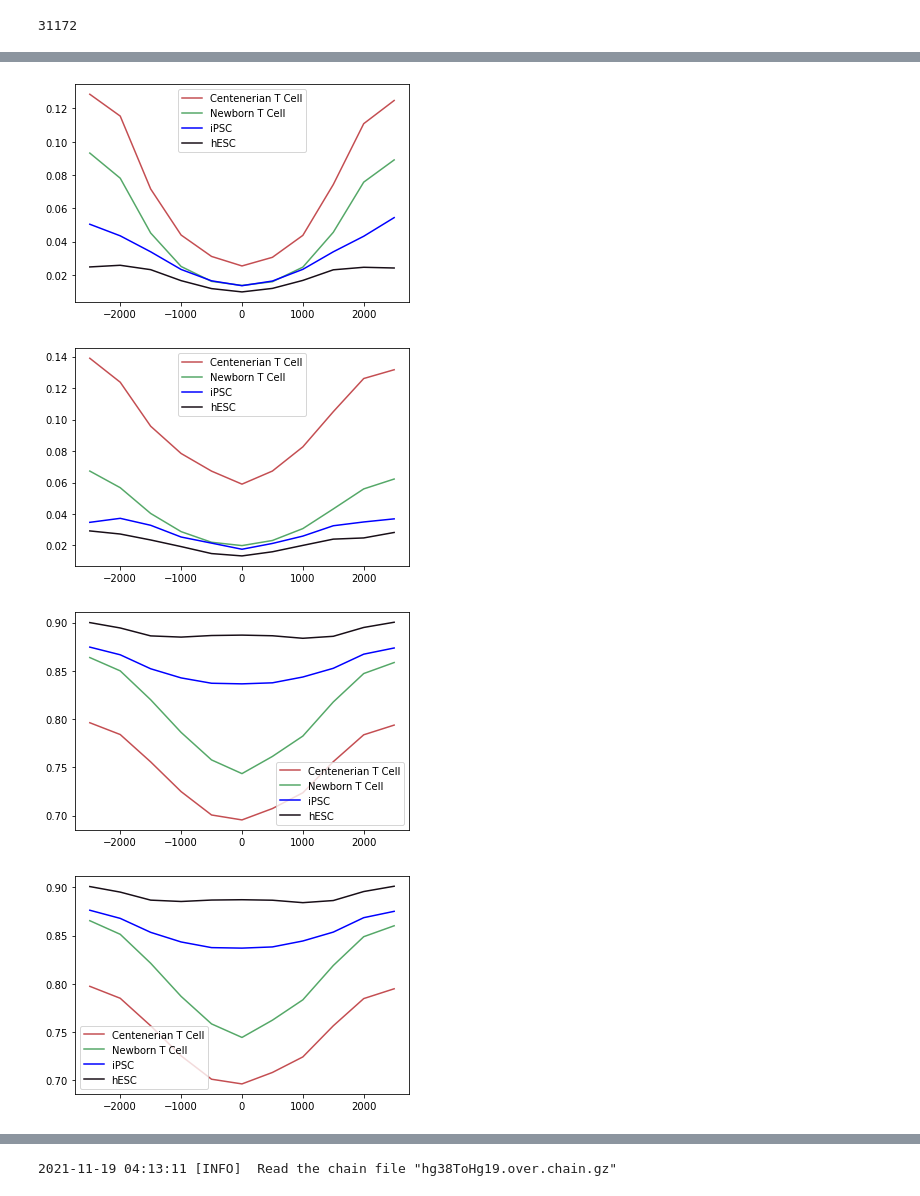
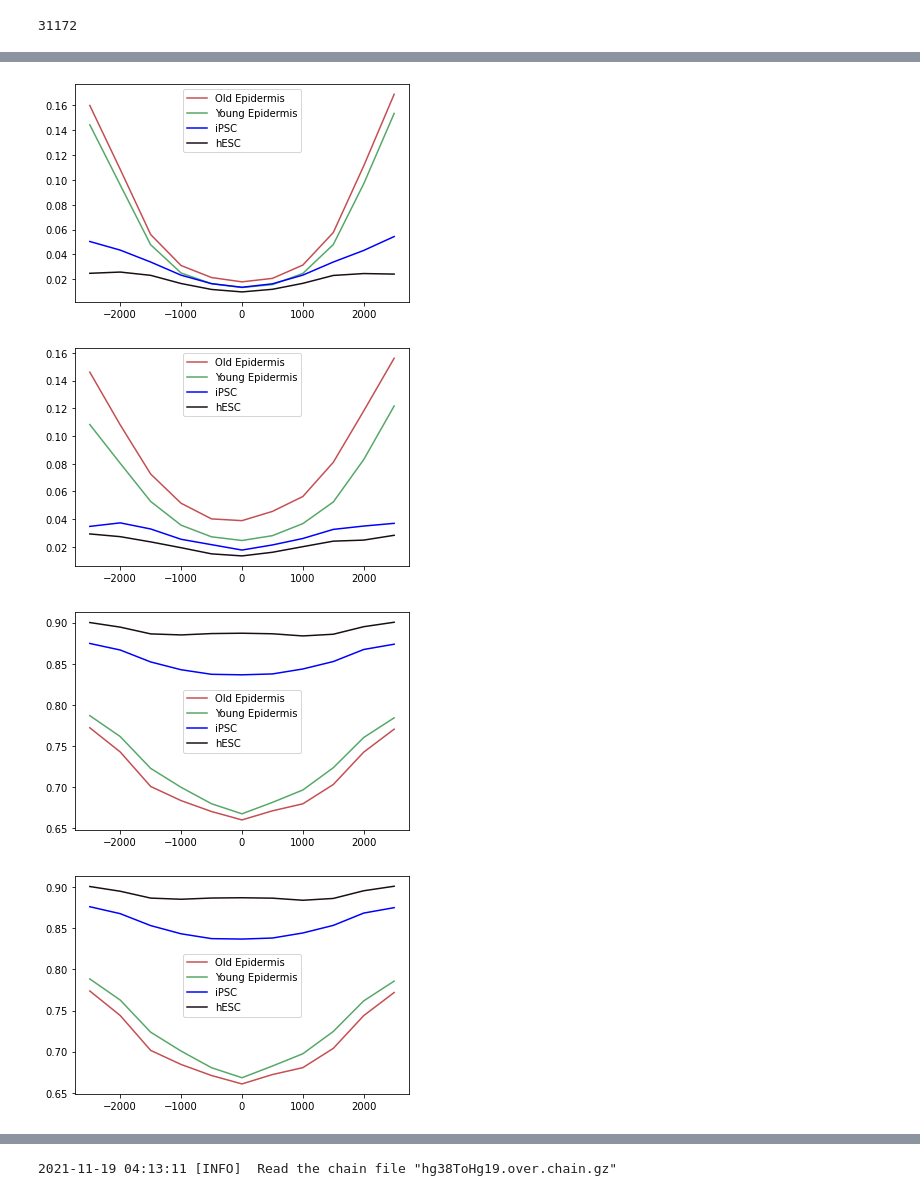
Before and after one commit to moqri/aging_2021, a Jupyter notebook: index/index-Copy1.ipynb, the cells around one changed output, grey strips where cells are left out. Drawn from its saved outputs; the diff is of its cells as text; code cells hidden in the pictures.

```diff
--- a/index/index-Copy1.ipynb
+++ b/index/index-Copy1.ipynb
@@ -171,3 +195,8 @@ len(tss)
 df['tss']=df.g.apply(lambda y:take_closest(tss, y))
 df['d']=df.g-df.tss
 df['dq']=pd.qcut(df.d,11)
+# %%
+blood=['h9','ips','nb','ct']
+skin=['h9','ips','sy','so']
+blood_t=['hESC','iPSC','Newborn T Cell','Centenerian T Cell']
+skin_t=['hESC','iPSC','Young Epidermis','Old Epidermis']
@@ -174,36 +211,36 @@ df['dq']=pd.qcut(df.d,11)
 # %%
 dl=df[df.h9<.2]
-pl=dl.groupby('dq').mean()[['h9','ips','nb','ct']]
-pl.columns=['hESC','iPSC','Newborn T Cell','Centenerian T Cell']
+pl=dl.groupby('dq').mean()[skin]
+pl.columns=skin_t
 pl.index=list(range(-2500,2501,500))
-ax=sns.lineplot(data=pl,dashes=False,hue_order=['Centenerian T Cell','Newborn T Cell','iPSC','hESC'],
+ax=sns.lineplot(data=pl,dashes=False,hue_order=skin_t[::-1],
                 palette = sns.color_palette(["#c44e52","#55a868","#0000FF","#180e17"]))
 # %% [output]
-[figure, old version]
+[figure, new version]
 # %%
 dle=dl[dl.tss.isin(ezh.g)].drop(['g','tss','d'],1)
-pl=dle.groupby('dq').mean()[['h9','ips','nb','ct']]
-pl.columns=['hESC','iPSC','Newborn T Cell','Centenerian T Cell']
+pl=dle.groupby('dq').mean()[skin]
+pl.columns=skin_t
 pl.index=list(range(-2500,2501,500))
-ax=sns.lineplot(data=pl,dashes=False,hue_order=['Centenerian T Cell','Newborn T Cell','iPSC','hESC'],
+ax=sns.lineplot(data=pl,dashes=False,hue_order=skin_t[::-1],
                 palette = sns.color_palette(["#c44e52","#55a868","#0000FF","#180e17"]))
 # %% [output]
-[figure, old version]
+[figure, new version]
 # %%
 dh=df[df.h9>.6]
-pl=dh.groupby('dq').mean()[['h9','ips','nb','ct']]
-pl.columns=['hESC','iPSC','Newborn T Cell','Centenerian T Cell']
+pl=dh.groupby('dq').mean()[skin]
+pl.columns=skin_t
 pl.index=list(range(-2500,2501,500))
-ax=sns.lineplot(data=pl,dashes=False,hue_order=['Centenerian T Cell','Newborn T Cell','iPSC','hESC'],
+ax=sns.lineplot(data=pl,dashes=False,hue_order=skin_t[::-1],
                 palette = sns.color_palette(["#c44e52","#55a868","#0000FF","#180e17"]))
 # %% [output]
-[figure, old version]
+[figure, new version]
 # %%
 dho=dh[~dh.tss.isin(ezh.g)].drop(['g','tss','d'],1)
-pl=dho.groupby('dq').mean()[['h9','ips','nb','ct']]
-pl.columns=['hESC','iPSC','Newborn T Cell','Centenerian T Cell']
+pl=dho.groupby('dq').mean()[skin]
+pl.columns=skin_t
 pl.index=list(range(-2500,2501,500))
-ax=sns.lineplot(data=pl,dashes=False,hue_order=['Centenerian T Cell','Newborn T Cell','iPSC','hESC'],
+ax=sns.lineplot(data=pl,dashes=False,hue_order=skin_t[::-1],
                 palette = sns.color_palette(["#c44e52","#55a868","#0000FF","#180e17"]))
 # %% [output]
-[figure, old version]
+[figure, new version]
```
Also changed, not shown: parts of 40 cells of this notebook.
